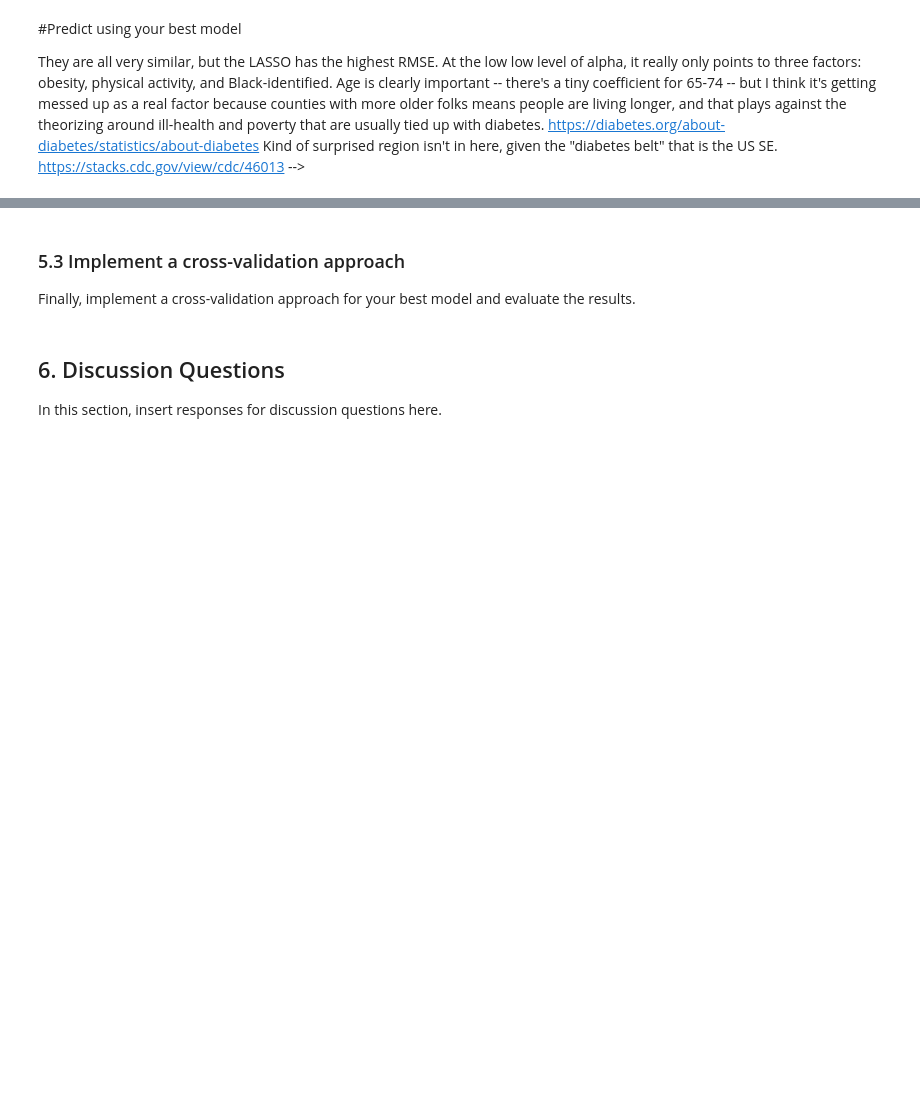
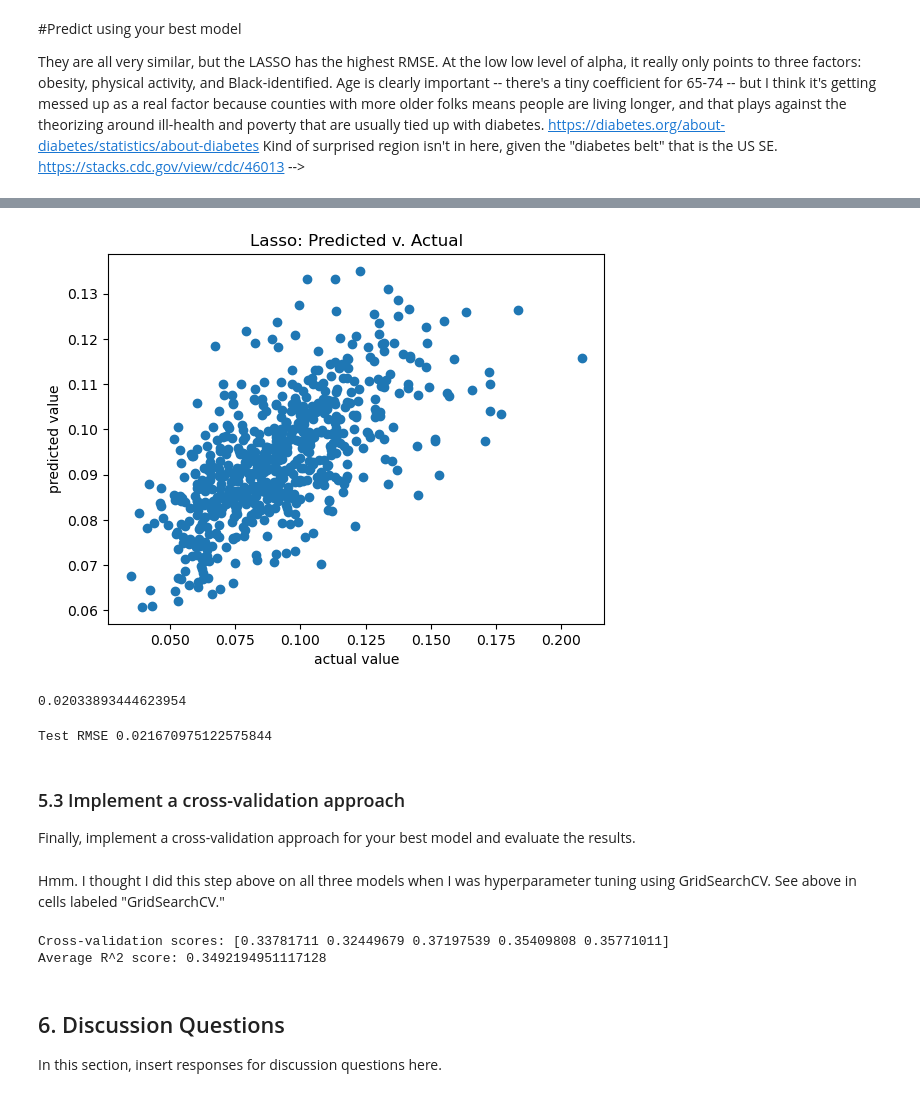
Before and after one commit to nereidagra/Computational-Social-Science-Projects, a Jupyter notebook: Project 2/Project 2 Nereida Heller.ipynb, the cells around one changed output, grey strips where cells are left out. Cells and saved outputs as stored; diff of their text form; code cells hidden in the pictures; blank space fills up the shorter version.

```diff
--- a/Project 2/Project 2 Nereida Heller.ipynb
+++ b/Project 2/Project 2 Nereida Heller.ipynb
@@ -1314,3 +1341,31 @@ lasso_model = lasso_reg.fit(X_train, y_train)
+# %%
+# Validating
+# saving results to lasso_pred
+lasso_pred = lasso_model_reduced.predict(X_validate_reduced)
+
+# plot the residuals on a scatter plot
+plt.scatter(y_validate, lasso_pred)
+plt.title('Lasso: Predicted v. Actual')
+plt.xlabel('actual value')
+plt.ylabel('predicted value')
+plt.show()
+
+
+#RMSE is marginally better. like .00001 better than before feature reduction.
+def rmse(pred, actual):
+    return np.sqrt(np.mean((pred - actual) ** 2))
+print(rmse(lasso_pred, y_validate))
+# %% [output]
+[figure, added]
+0.02033893444623954
+# %%
+# predicting on test
+lasso_pred = lasso_model_reduced.predict(X_test_reduced)
+
+# Getting the highest RMSE yet, I guess that's a good thing
+print('Test RMSE', rmse(lasso_pred, y_test))
+# %% [output]
+Test RMSE 0.021670975122575844
 # %% [markdown]
 ### 5.3 Implement a cross-validation approach
 
@@ -1322,3 +1373,20 @@ Finally, implement a cross-validation approach for your best model and evaluate
+# %% [markdown]
+Hmm. I thought I did this step above on all three models when I was hyperparameter tuning using GridSearchCV. See above in cells labeled "GridSearchCV."
+# %%
+#Could try k-fold. Not sure whether to cross-validate on the test data, validation, or the training data.
+
+# Set up k-fold cross-validation (k=5?)
+kf = KFold(n_splits=5, shuffle=True, random_state=42)
+
+# Perform cross-validation and compute the scores
+scores = cross_val_score(lasso_model_reduced, X_test_reduced, y_test, cv=kf, scoring='r2')
+
+# Individual scores and the average score. Pretty mid but not bad for three variables -- I guess I'm revealing my preference for interpretability.
+print("Cross-validation scores:", scores)
+print("Average R^2 score:", scores.mean())
+# %% [output]
+Cross-validation scores: [0.33781711 0.32449679 0.37197539 0.35409808 0.35771011]
+Average R^2 score: 0.3492194951117128
 # %% [markdown]
 ## 6. Discussion Questions
 
```
Also changed, not shown: parts of 15 cells of this notebook.
